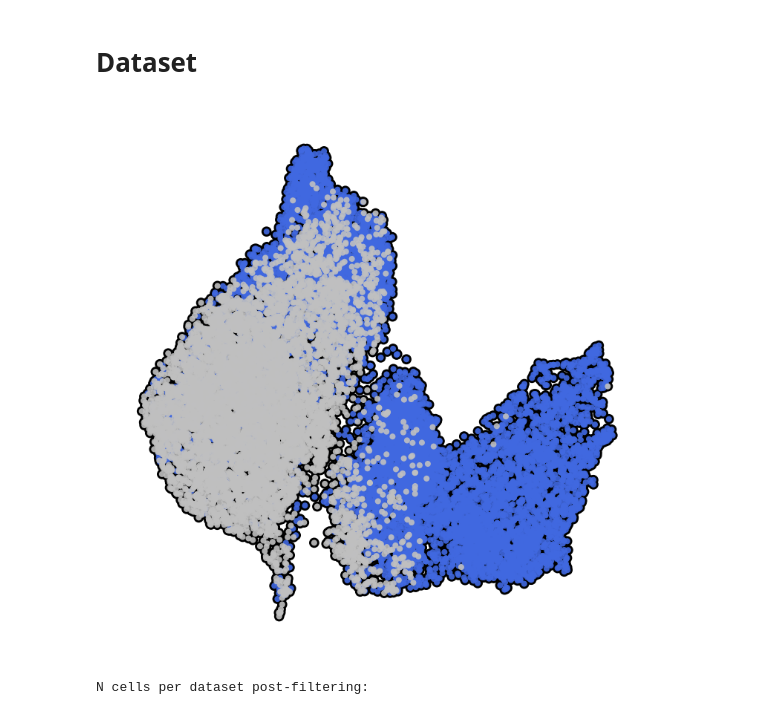
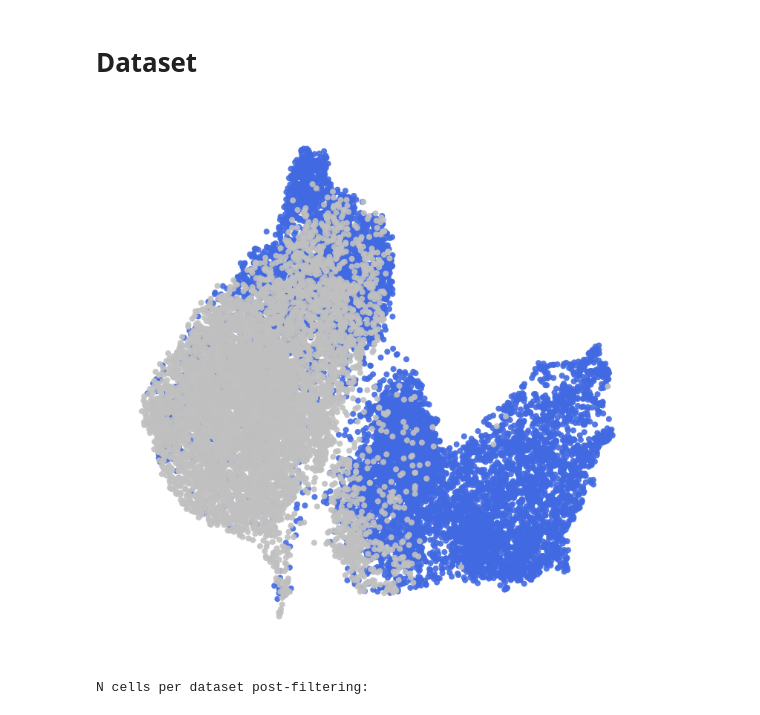
Before and after one commit to jrcwycy/hybrid_reprogramming, a Jupyter notebook: notebooks/anndatas/pretty_plots.ipynb, the cells around one changed output. Drawn from its saved outputs; the diff is of its cells as text; code cells hidden in the pictures.

```diff
--- a/notebooks/anndatas/pretty_plots.ipynb
+++ b/notebooks/anndatas/pretty_plots.ipynb
@@ -71,23 +78,23 @@ adata.obs.head()
 # %%
 plt.rcParams['figure.dpi'] = 300
 plt.rcParams['figure.figsize'] = 3, 3
 
 dataset_colors = ["royalblue", "silver"]
 
 sc.pl.umap(
     adata,
     color='dataset',
     size=15,
-    add_outline=True,
-    outline_color=('k', 'k'),
+    # add_outline=True,
+    # outline_color=('k', 'k'),
     frameon=False,
     alpha=0.9,
     title="",
     palette=dataset_colors,
     legend_loc='none',
 )
 # %% [output]
-[figure, old version]
+[figure, new version]
 # %%
 plt.rcParams['figure.dpi'] = 300
 plt.rcParams['figure.figsize'] = 1.5, 2.5
```
Also changed, not shown: parts of 10 cells of this notebook, 6 other files.
